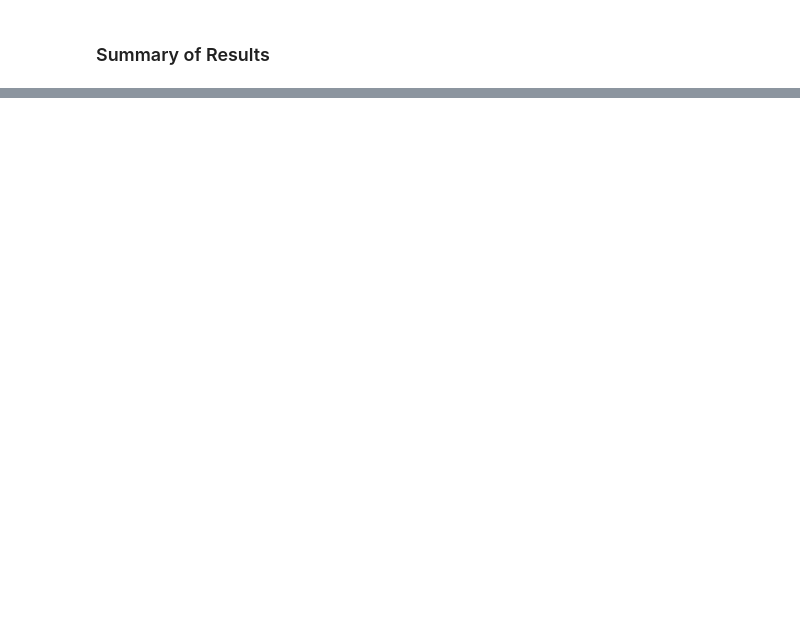
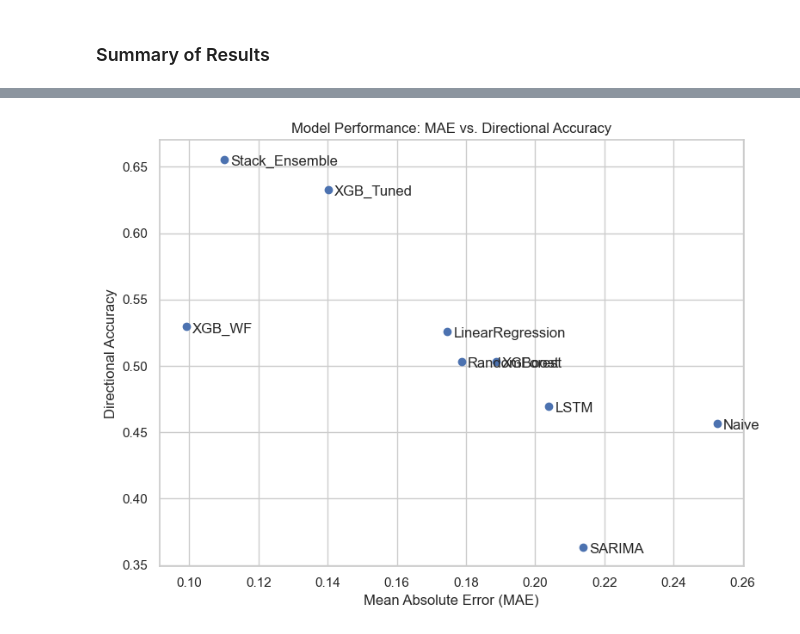
Before and after one commit to mH-13/Tesla-S, a Jupyter notebook: notebooks/02_modeling_and_evaluation.ipynb.ipynb, the cells around one changed output, grey strips where cells are left out. Cells and saved outputs as stored; diff of their text form; code cells hidden in the pictures; blank space fills up the shorter version.

Commit message:
updated with stacking ensemble

```diff
--- a/notebooks/02_modeling_and_evaluation.ipynb.ipynb
+++ b/notebooks/02_modeling_and_evaluation.ipynb.ipynb
@@ -283,0 +322,5 @@ SARIMA            0.213910  0.247138 -0.545298  0.363636
+# %%
+# %% [code]
+# 12.2 Add regime flag to df_new
+df_new['regime'] = (df_new.index >= '2020-01-01').astype(int)
+df_new.head()
@@ -283,0 +414,17 @@ SARIMA            0.213910  0.247138 -0.545298  0.363636
+# %%
+# %% [code]
+from sklearn.linear_model import Ridge
+
+meta = Ridge(alpha=1.0)
+meta.fit(stack_df, yn_test_aligned)
+
+stack_preds = meta.predict(stack_df)
+
+# Compute ensemble metrics
+ens_mae   = mean_absolute_error(yn_test_aligned, stack_preds)
+ens_rmse  = np.sqrt(mean_squared_error(yn_test_aligned, stack_preds))
+ens_r2    = r2_score(yn_test_aligned, stack_preds)
+ens_dir   = accuracy_score((yn_test_aligned>0), (stack_preds>0))
+
+print(f"Stacking Ensemble -> MAE: {ens_mae:.4f}, RMSE: {ens_rmse:.4f}, "
+      f"R2: {ens_r2:.4f}, DirAcc: {ens_dir:.4f}")
@@ -283,0 +535,24 @@ SARIMA            0.213910  0.247138 -0.545298  0.363636
+# %%
+import matplotlib.pyplot as plt
+
+# %% [markdown]
+# ## 19. Modern Scatter Plot: MAE vs. Directional Accuracy
+
+# %% [code]
+# Ensure df_res is in scope: index=model names, columns=['MAE','DirAcc']
+fig, ax = plt.subplots(figsize=(8, 6))
+ax.scatter(df_res['MAE'], df_res['DirAcc'])
+for model in df_res.index:
+    ax.annotate(
+        model,
+        (df_res.loc[model, 'MAE'], df_res.loc[model, 'DirAcc']),
+        textcoords='offset points',
+        xytext=(5, -5)
+    )
+ax.set_xlabel('Mean Absolute Error (MAE)')
+ax.set_ylabel('Directional Accuracy')
+ax.set_title('Model Performance: MAE vs. Directional Accuracy')
+plt.tight_layout()
+plt.show()
+# %% [output]
+[figure, added]
```
Also changed, not shown: parts of 25 cells of this notebook.
